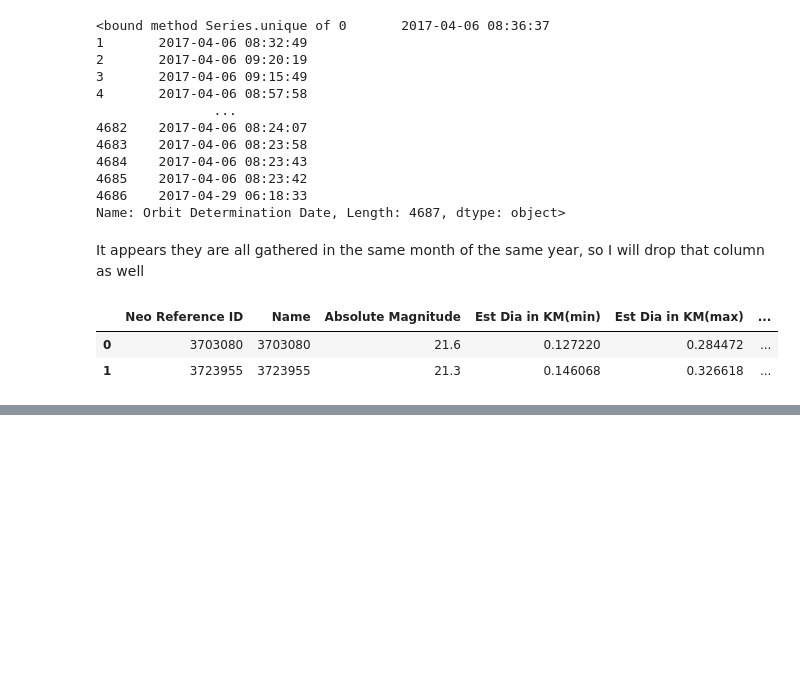
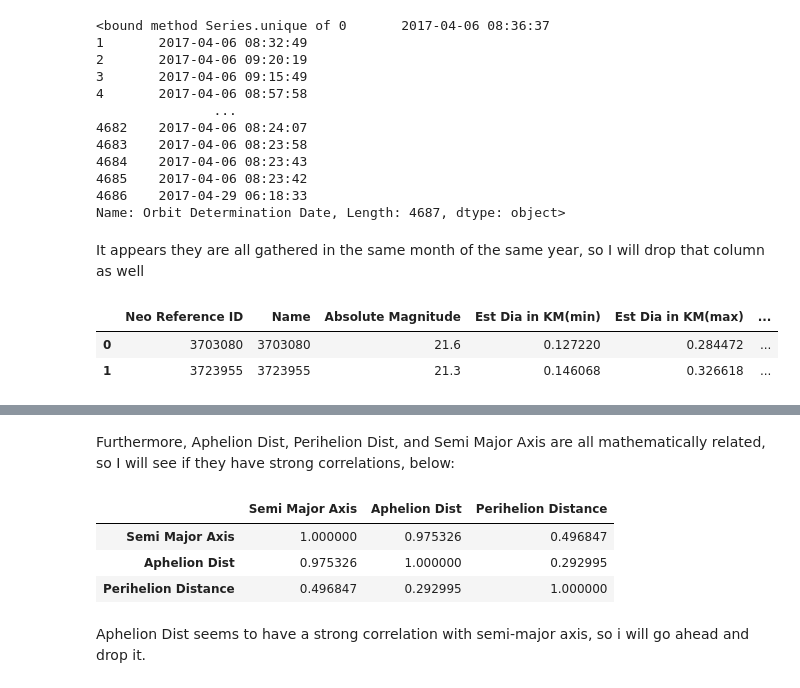
Before and after one commit to Kate-Zilla/NASA-asteriod-classification, a Jupyter notebook: asteroid_classifier.ipynb, the cells around one changed output, grey strips where cells are left out. Drawn from its saved outputs; the diff is of its cells as text; code cells hidden in the pictures; blank space fills up the shorter version.

```diff
--- a/asteroid_classifier.ipynb
+++ b/asteroid_classifier.ipynb
@@ -195,0 +225,11 @@ memory usage: 810.3 KB
+# %% [markdown]
+Furthermore, Aphelion Dist, Perihelion Dist, and Semi Major Axis are all mathematically related, so I will see if they have strong correlations, below:
+# %%
+df[['Semi Major Axis', 'Aphelion Dist', 'Perihelion Distance']].corr()
+# %% [output]
+|  | Semi Major Axis | Aphelion Dist | Perihelion Distance |
+| Semi Major Axis | 1.000000 | 0.975326 | 0.496847 |
+| Aphelion Dist | 0.975326 | 1.000000 | 0.292995 |
+| Perihelion Distance | 0.496847 | 0.292995 | 1.000000 |
+# %% [markdown]
+Aphelion Dist seems to have a strong correlation with semi-major axis, so i will go ahead and drop it.
```
Also changed, not shown: parts of 10 cells of this notebook.
